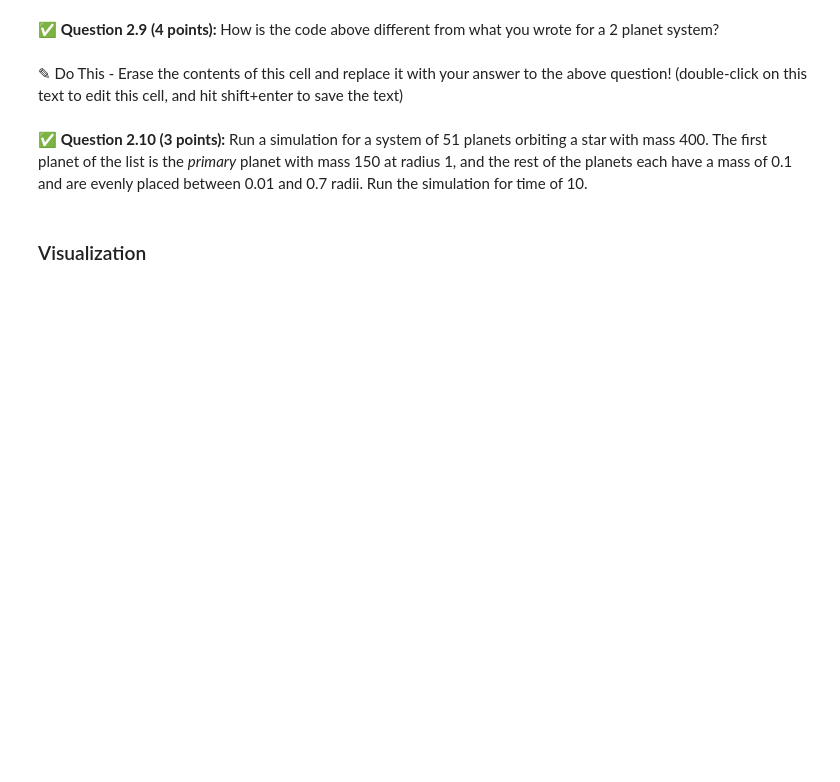
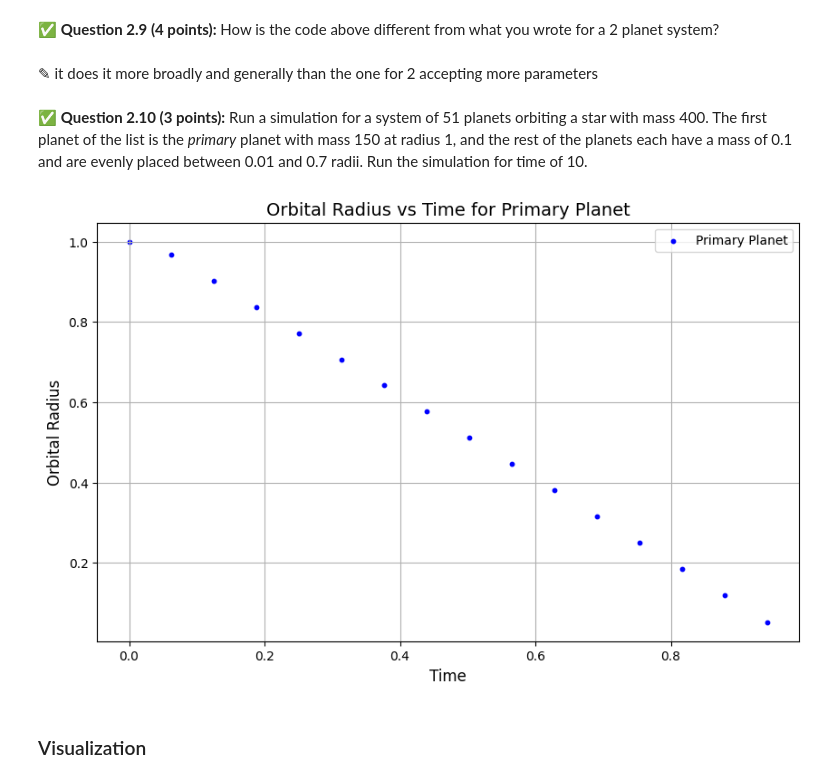
Before and after one commit to ChinmayNC/CMSE202-s25-turnin, a Jupyter notebook: HW-02/HW02_Part1-Orbits-SS25-STUDENT.ipynb, the cells around one changed output. Drawn from its saved outputs; the diff is of its cells as text; code cells hidden in the pictures; blank space fills up the shorter version.

```diff
--- a/HW-02/HW02_Part1-Orbits-SS25-STUDENT.ipynb
+++ b/HW-02/HW02_Part1-Orbits-SS25-STUDENT.ipynb
@@ -552,7 +725,7 @@ class System:
             self.plot_positions.append([t, self.planet_list[0].radius])
 # %% [markdown]
 ✅ **Question 2.9 (4 points):** How is the code above different from what you wrote for a 2 planet system?
-# %% [markdown]
-✎ Do This - Erase the contents of this cell and replace it with your answer to the above question! (double-click on this text to edit this cell, and hit shift+enter to save the text)
+# %% [markdown]
+✎ it does it more broadly and generally than the one for 2 accepting more parameters
 # %% [markdown]
 ✅ **Question 2.10 (3 points):** Run a simulation for a system of 51 planets orbiting a star with mass 400. The first planet of the list is the *primary* planet with mass 150 at radius 1, and the rest of the planets each have a mass of 0.1 and are evenly placed between 0.01 and 0.7 radii. Run the simulation for time of 10.
@@ -561,3 +732,36 @@ class System:
+# %%
+planet_list = []
+planet_list.append(Planet(150, 1, 400))
+for i in np.linspace(0.01, 0.7, 50):
+    planet_list.append(Planet(0.1, i, 400))
+
+
+system = System(400, planet_list)
+
+
+system.evolve(10)
+
+
+import matplotlib.pyplot as plt
+
+time_data_planet1 = [entry[0] for entry in system.plot_positions]
+radius_data_planet1 = [entry[1] for entry in system.plot_positions]
+
+
+plt.figure(figsize=(10, 6))
+plt.scatter(time_data_planet1, radius_data_planet1, color='blue', label='Primary Planet', s=10)
+
+
+plt.title('Orbital Radius vs Time for Primary Planet', fontsize=14)
+plt.xlabel('Time', fontsize=12)
+plt.ylabel('Orbital Radius', fontsize=12)
+
+
+plt.legend()
+plt.grid(True)
+plt.show()
+# %% [output]
+[figure, added]
 # %% [markdown]
 ### Visualization
 # %% [markdown]
```
Also changed, not shown: parts of 28 cells of this notebook.
